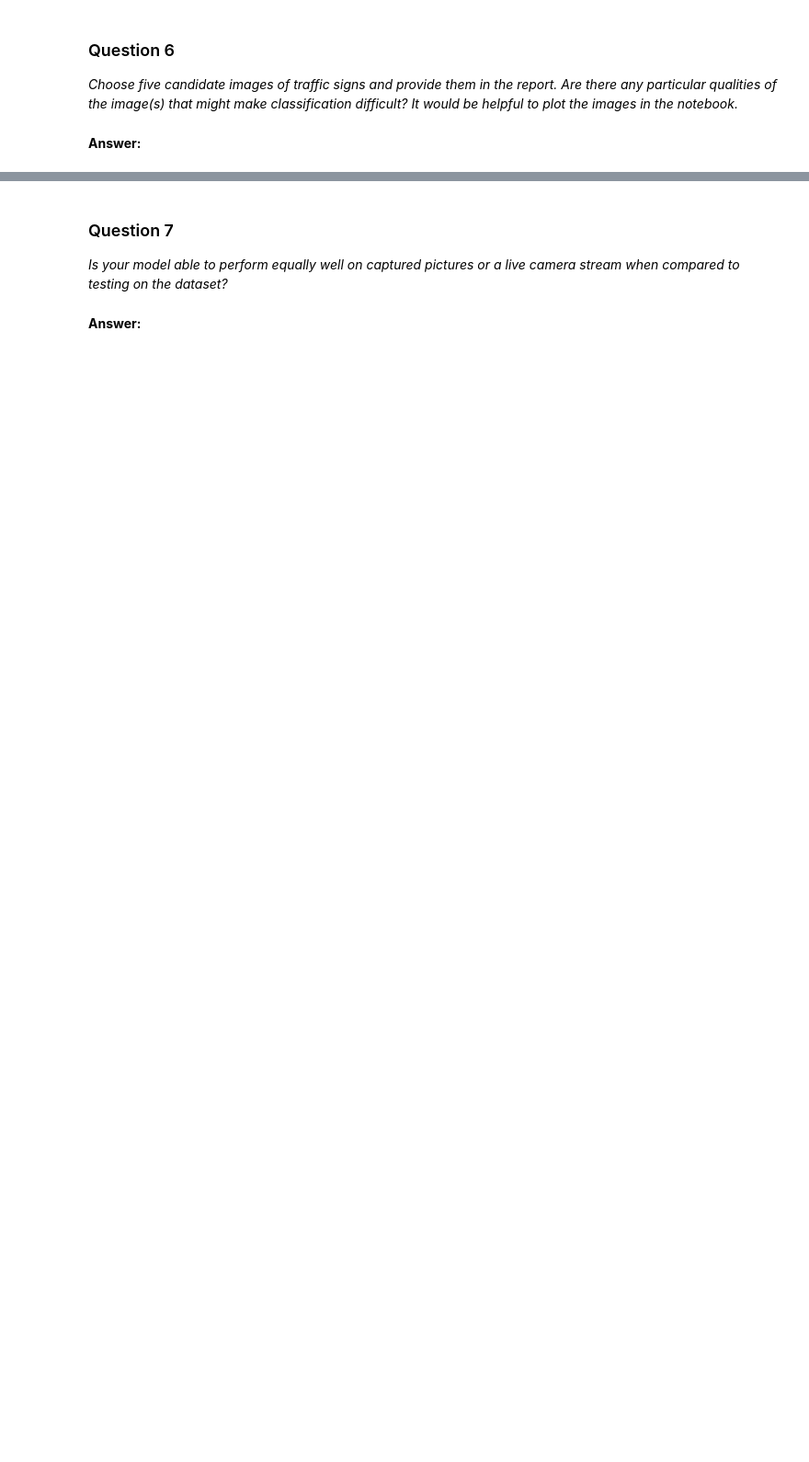
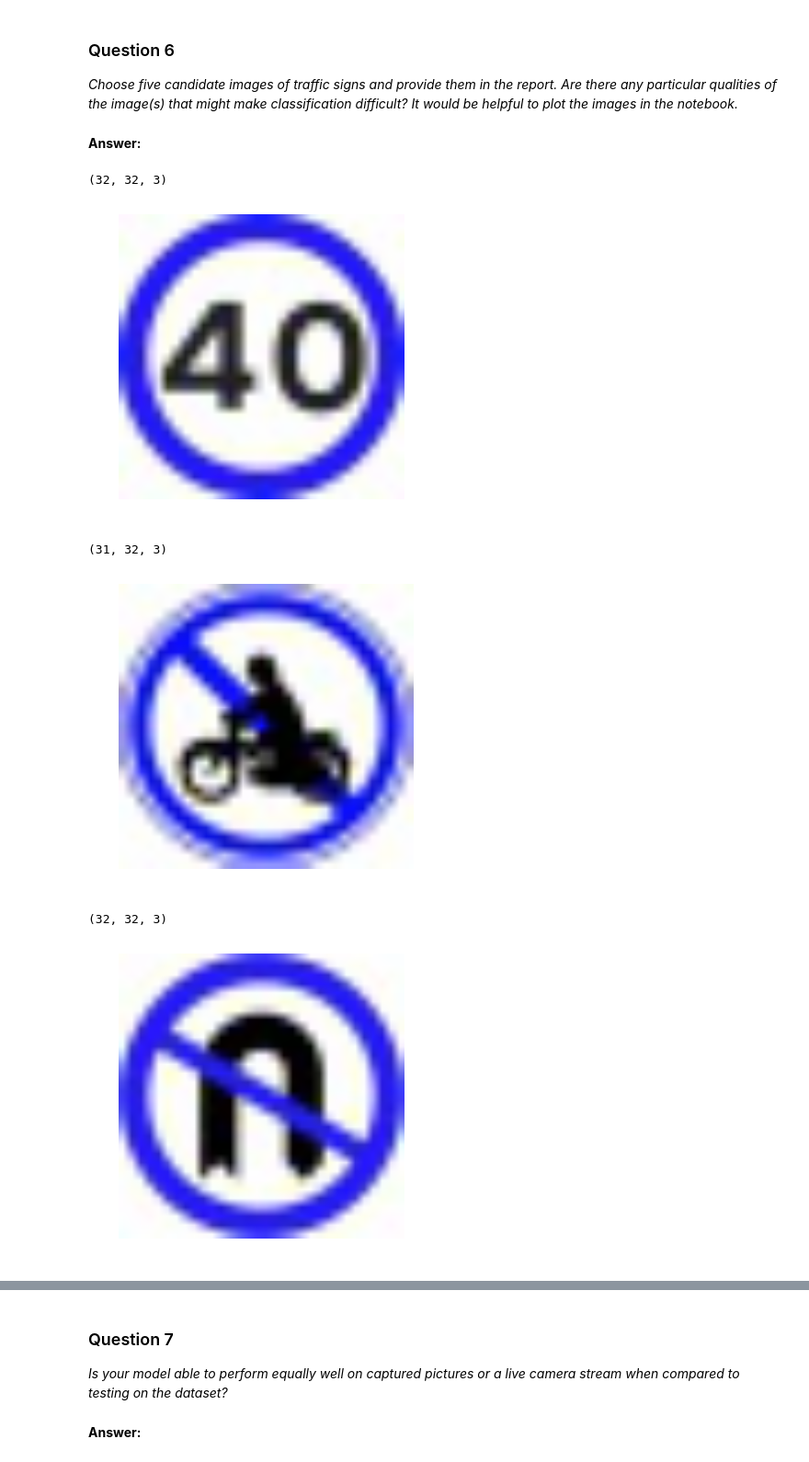
Before and after one commit to ravindar/traffic-signs, a Jupyter notebook: Traffic_Signs_Recognition.ipynb, the cells around one changed output, grey strips where cells are left out. Shown at 92% size. Drawn from its saved outputs; the diff is of its cells as text; code cells hidden in the pictures; blank space fills up the shorter version.

```diff
--- a/Traffic_Signs_Recognition.ipynb
+++ b/Traffic_Signs_Recognition.ipynb
@@ -462,6 +466,8 @@ Use the code cell (or multiple code cells, if necessary) to implement the first
 import os
 import matplotlib.image as mpimg
 import cv2
+from PIL import Image
+import numpy as np
 
 def resize():
     images = os.listdir("webimages/")
@@ -478,7 +484,21 @@ def resize():
         print('resized:', resized.shape)
         cv2.imwrite(os.path.join("webresized",f), resized)
 
+def image_feature():
+    features = []
+
+    images = os.listdir("webresized/")
+
+    for f in images:
+        # Check if the file is a directory
+        image = mpimg.imread(os.path.join("webresized/", f))
+
+        features.append(image)
+
+    return np.array(features)
+
 resize()
+features = image_feature()
 # %% [output]
 This image is: <class 'numpy.ndarray'> with dimesions: (225, 225, 3)
 resized: (32, 32, 3)
@@ -507,0 +519,18 @@ _Choose five candidate images of traffic signs and provide them in the report. A
+# %%
+import matplotlib.pyplot as plt
+import numpy.random as random
+import matplotlib.gridspec as gridspec
+from tqdm import tqdm
+
+for feature in features:
+    print(feature.shape)
+    plt.imshow(feature)
+    plt.axis('off')
+    plt.show()
+# %% [output]
+(32, 32, 3)
+[figure, added]
+(31, 32, 3)
+[figure, added]
+(32, 32, 3)
+[figure, added]
```
Also changed, not shown: parts of 9 cells of this notebook, 30 other files.
